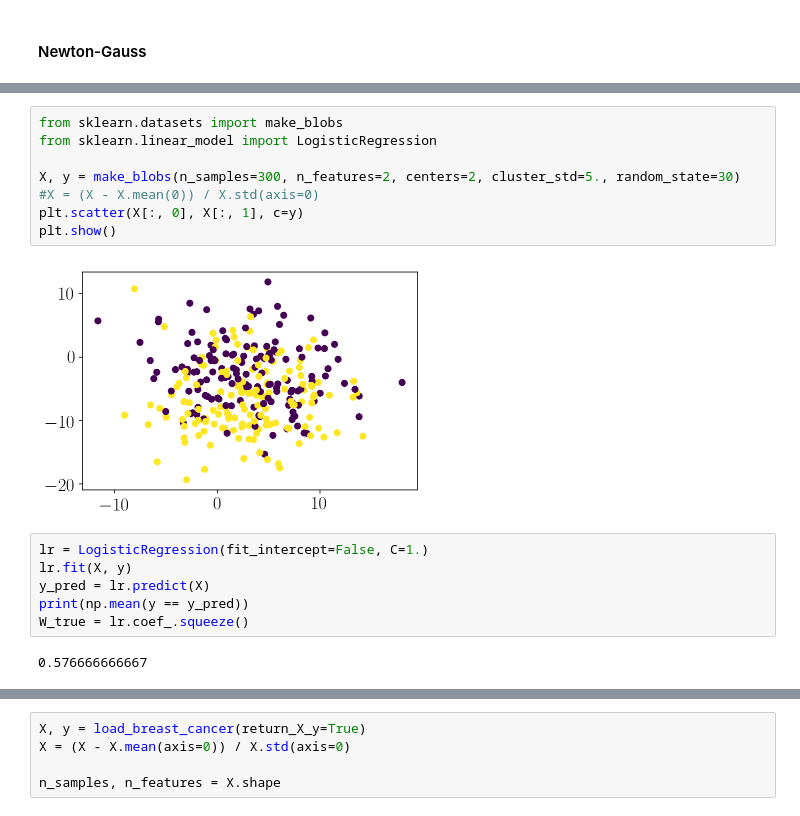
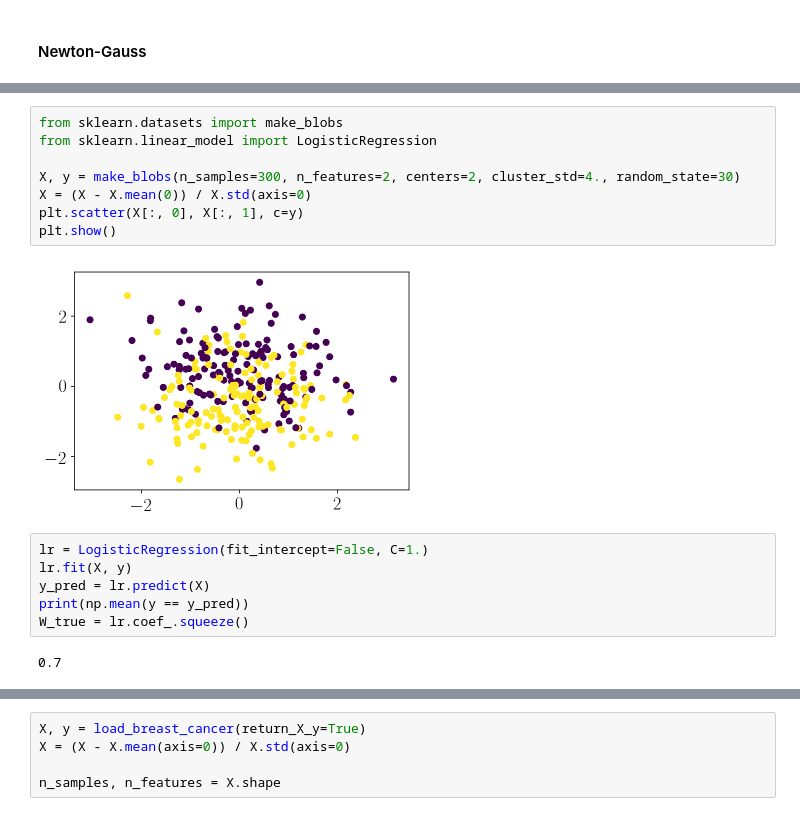
Before and after one commit to Intelligent-Systems-Phystech/2018-Isachenko-QPFSNewton, a Jupyter notebook: code/NNQPFS_v1.ipynb, the cells around one changed output, grey strips where cells are left out. Cells and saved outputs as stored; diff of their text form.

```diff
--- a/code/NNQPFS_v1.ipynb
+++ b/code/NNQPFS_v1.ipynb
@@ -752,13 +765,13 @@ class IRLS:
 # %%
 from sklearn.datasets import make_blobs
 from sklearn.linear_model import LogisticRegression
 
-X, y = make_blobs(n_samples=300, n_features=2, centers=2, cluster_std=5., random_state=30)
-#X = (X - X.mean(0)) / X.std(axis=0)
+X, y = make_blobs(n_samples=300, n_features=2, centers=2, cluster_std=4., random_state=30)
+X = (X - X.mean(0)) / X.std(axis=0)
 plt.scatter(X[:, 0], X[:, 1], c=y)
 plt.show()
 # %% [output]
-[figure, old version]
+[figure, new version]
 # %%
 lr = LogisticRegression(fit_intercept=False, C=1.)
 lr.fit(X, y)
@@ -766,7 +779,7 @@ y_pred = lr.predict(X)
 print(np.mean(y == y_pred))
 W_true = lr.coef_.squeeze()
 # %% [output]
-0.576666666667
+0.7
 # %%
 irls = IRLS(add_bias=False, qpfs=True, max_iter=50)
 irls.fit(X, y)
```
Also changed, not shown: parts of 5 cells of this notebook, 1 other file.
